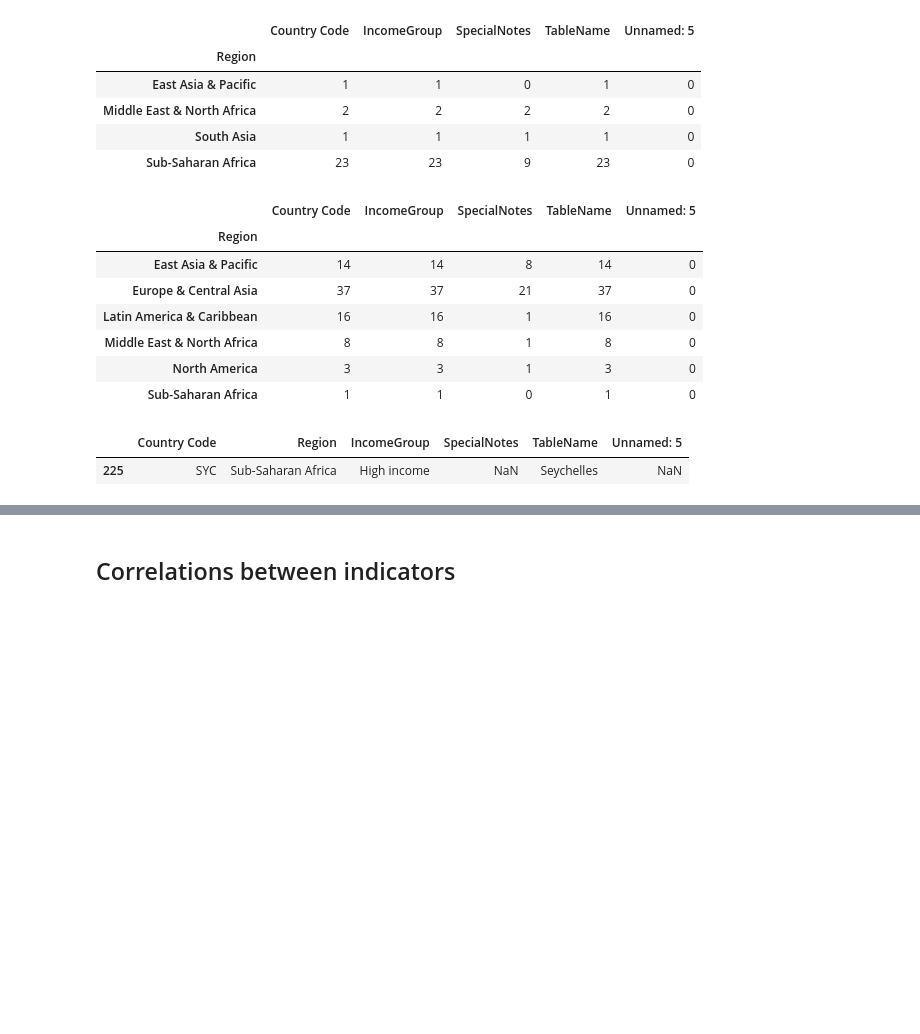
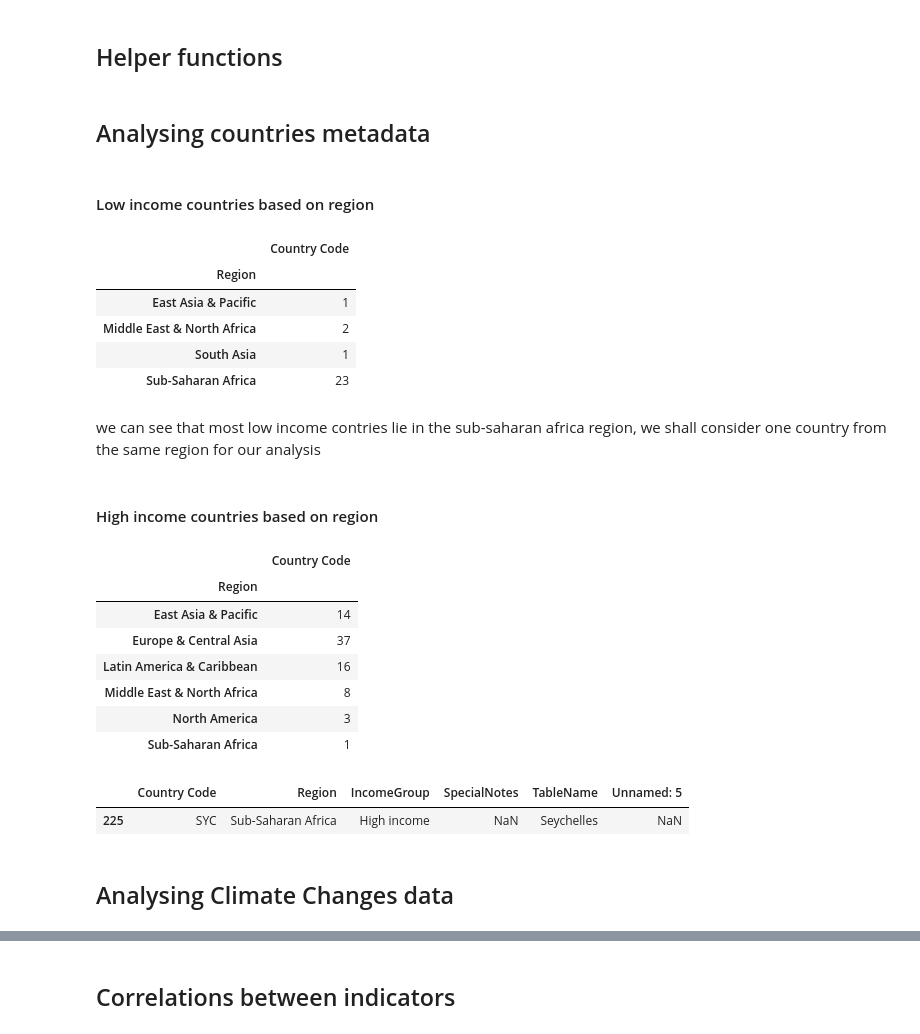
Before and after one commit to tejachalmala/Applied-DataScience-Assignment-2, a Jupyter notebook: asignment3.ipynb, the cells around one changed output, grey strips where cells are left out. Drawn from its saved outputs; the diff is of its cells as text; code cells hidden in the pictures; blank space fills up the shorter version.

```diff
--- a/asignment3.ipynb
+++ b/asignment3.ipynb
@@ -1,10 +0,0 @@
-# %%
-import pandas as pd
-
-def load_dataframe(path):
-    df = pd.read_csv(path)
-    df = df.drop(['Country Code', 'Indicator Code'], axis =1)
-    year_df = df.set_index(['Country Name', 'Indicator Name'])
-    country_df = year_df.stack().unstack('Country Name')
-    country_df.index.names = ['Indicator Name', 'years']
-    return year_df, country_df
@@ -12,0 +6,2 @@ def load_dataframe(path):
+# %% [markdown]
+## Helper functions
@@ -13,30 +113,40 @@ def load_dataframe(path):
+# %% [markdown]
+## Analysing countries metadata
 # %%
-countries_df = pd.read_csv('data/Metadata_Country_API_19_DS2_en_csv_v2_3931355.csv', index_col=False)
+countries_df = load_dataframe('data/Metadata_Country_API_19_DS2_en_csv_v2_3931355.csv', basic = True)
+# %% [markdown]
+#### Low income countries based on region
 # %%
-countries_df[countries_df['IncomeGroup']=='Low income'].groupby('Region').count()
+pd.DataFrame(countries_df[countries_df['IncomeGroup']=='Low income'].groupby('Region').count()['Country Code'])
 # %% [output]
-|  | Country Code | IncomeGroup | SpecialNotes | TableName | Unnamed: 5 |
-| Region |  |  |  |  |  |
-| East Asia & Pacific | 1 | 1 | 0 | 1 | 0 |
-| Middle East & North Africa | 2 | 2 | 2 | 2 | 0 |
-| South Asia | 1 | 1 | 1 | 1 | 0 |
-| Sub-Saharan Africa | 23 | 23 | 9 | 23 | 0 |
+|  | Country Code |
+| Region |  |
+| East Asia & Pacific | 1 |
+| Middle East & North Africa | 2 |
+| South Asia | 1 |
+| Sub-Saharan Africa | 23 |
+# %% [markdown]
+we can see that most low income contries lie in the sub-saharan africa region, we shall consider one country from the same region for our analysis
+# %% [markdown]
+#### High income countries based on region
 # %%
-countries_df[countries_df['IncomeGroup']=='High income'].groupby('Region').count()
+pd.DataFrame(countries_df[countries_df['IncomeGroup']=='High income'].groupby('Region').count()['Country Code'])
 # %% [output]
-|  | Country Code | IncomeGroup | SpecialNotes | TableName | Unnamed: 5 |
-| Region |  |  |  |  |  |
-| East Asia & Pacific | 14 | 14 | 8 | 14 | 0 |
-| Europe & Central Asia | 37 | 37 | 21 | 37 | 0 |
-| Latin America & Caribbean | 16 | 16 | 1 | 16 | 0 |
-| Middle East & North Africa | 8 | 8 | 1 | 8 | 0 |
-| North America | 3 | 3 | 1 | 3 | 0 |
-| Sub-Saharan Africa | 1 | 1 | 0 | 1 | 0 |
+|  | Country Code |
+| Region |  |
+| East Asia & Pacific | 14 |
+| Europe & Central Asia | 37 |
+| Latin America & Caribbean | 16 |
+| Middle East & North Africa | 8 |
+| North America | 3 |
+| Sub-Saharan Africa | 1 |
 # %%
 countries_df.loc[(countries_df['IncomeGroup']=='High income') & (countries_df['Region']=='Sub-Saharan Africa')]
 # %% [output]
 |  | Country Code | Region | IncomeGroup | SpecialNotes | TableName | Unnamed: 5 |
 | 225 | SYC | Sub-Saharan Africa | High income | NaN | Seychelles | NaN |
+# %% [markdown]
+## Analysing Climate Changes data
 # %%
 year_df, country_df = load_dataframe('data/final.csv')
 # %%
```
Also changed, not shown: parts of 18 cells of this notebook.
